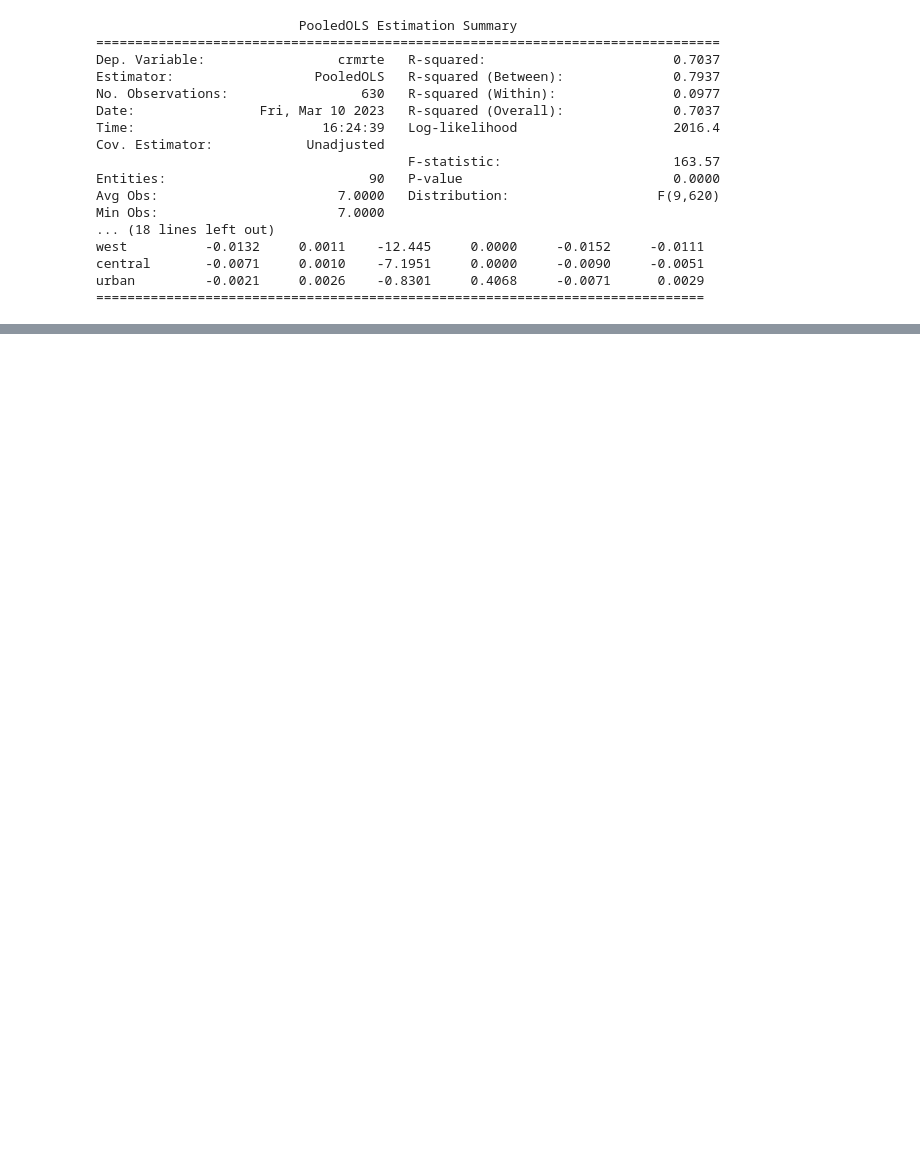
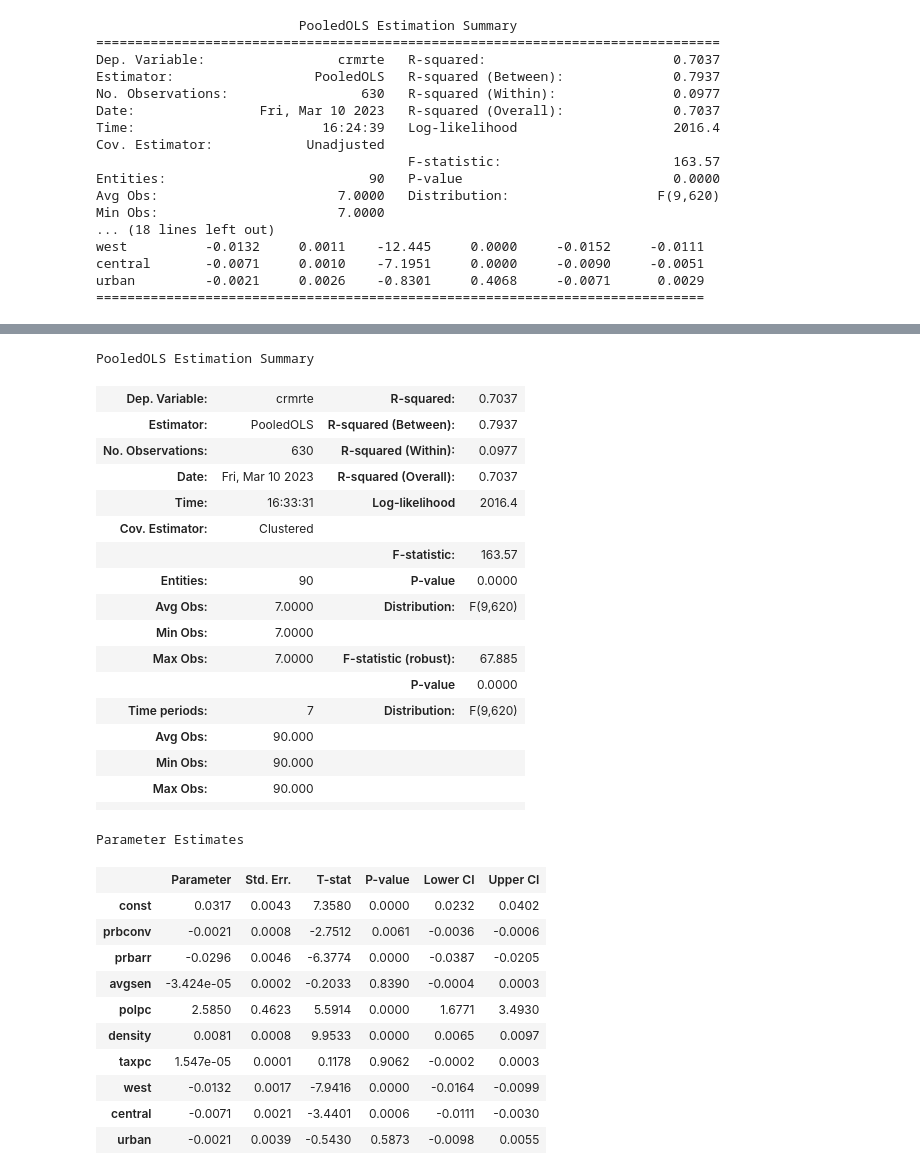
Before and after one commit to dhruv-pandit/Semester-Two-Projects, a Jupyter notebook: Micro/micro_ass1.ipynb, the cells around one changed output, grey strips where cells are left out. Drawn from its saved outputs; the diff is of its cells as text; code cells hidden in the pictures; blank space fills up the shorter version.

```diff
--- a/Micro/micro_ass1.ipynb
+++ b/Micro/micro_ass1.ipynb
@@ -205,0 +219,35 @@ from statsmodels.stats.diagnostic import het_breuschpagan, het_white
+# %%
+pooled_model.fit(
+    cov_type="clustered", cluster_entity=True
+)
+# %% [output]
+PooledOLS Estimation Summary
+| Dep. Variable: | crmrte | R-squared: | 0.7037 |
+| Estimator: | PooledOLS | R-squared (Between): | 0.7937 |
+| No. Observations: | 630 | R-squared (Within): | 0.0977 |
+| Date: | Fri, Mar 10 2023 | R-squared (Overall): | 0.7037 |
+| Time: | 16:33:31 | Log-likelihood | 2016.4 |
+| Cov. Estimator: | Clustered |  |  |
+|  |  | F-statistic: | 163.57 |
+| Entities: | 90 | P-value | 0.0000 |
+| Avg Obs: | 7.0000 | Distribution: | F(9,620) |
+| Min Obs: | 7.0000 |  |  |
+| Max Obs: | 7.0000 | F-statistic (robust): | 67.885 |
+|  |  | P-value | 0.0000 |
+| Time periods: | 7 | Distribution: | F(9,620) |
+| Avg Obs: | 90.000 |  |  |
+| Min Obs: | 90.000 |  |  |
+| Max Obs: | 90.000 |  |  |
+|  |  |  |  |
+Parameter Estimates
+|  | Parameter | Std. Err. | T-stat | P-value | Lower CI | Upper CI |
+| const | 0.0317 | 0.0043 | 7.3580 | 0.0000 | 0.0232 | 0.0402 |
+| prbconv | -0.0021 | 0.0008 | -2.7512 | 0.0061 | -0.0036 | -0.0006 |
+| prbarr | -0.0296 | 0.0046 | -6.3774 | 0.0000 | -0.0387 | -0.0205 |
+| avgsen | -3.424e-05 | 0.0002 | -0.2033 | 0.8390 | -0.0004 | 0.0003 |
+| polpc | 2.5850 | 0.4623 | 5.5914 | 0.0000 | 1.6771 | 3.4930 |
+| density | 0.0081 | 0.0008 | 9.9533 | 0.0000 | 0.0065 | 0.0097 |
+| taxpc | 1.547e-05 | 0.0001 | 0.1178 | 0.9062 | -0.0002 | 0.0003 |
+| west | -0.0132 | 0.0017 | -7.9416 | 0.0000 | -0.0164 | -0.0099 |
+| central | -0.0071 | 0.0021 | -3.4401 | 0.0006 | -0.0111 | -0.0030 |
+| urban | -0.0021 | 0.0039 | -0.5430 | 0.5873 | -0.0098 | 0.0055 |
```
Also changed, not shown: parts of 16 cells of this notebook.
